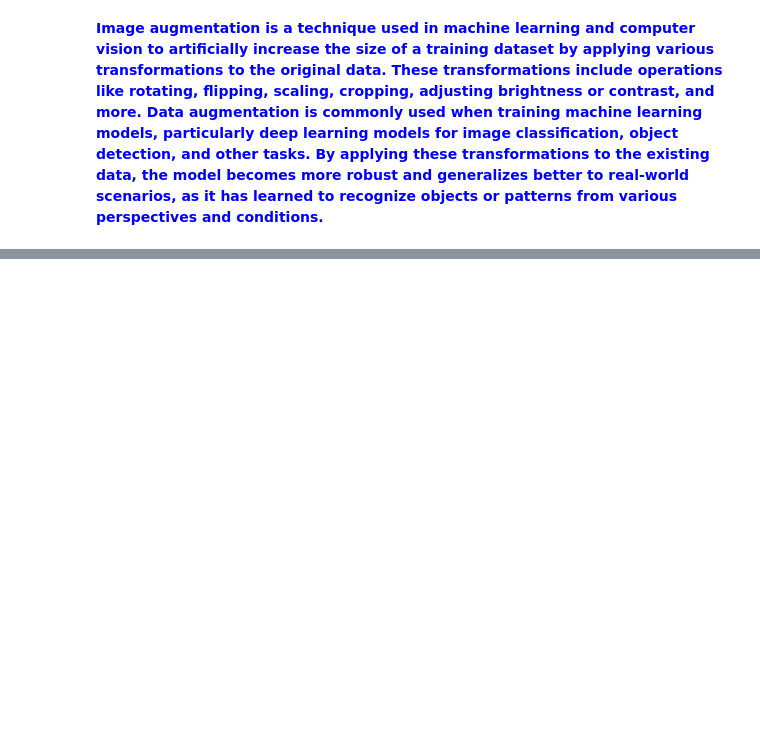
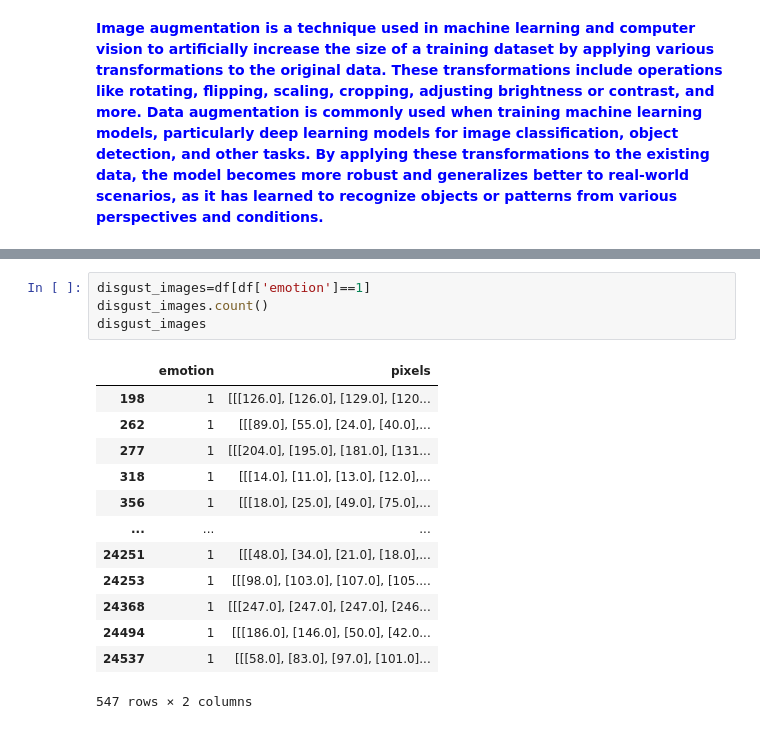
Before and after one commit to sabheen9/CapStone3-Facial_Expression_Classification, a Jupyter notebook: notebooks/Facial_Expression_Classification.ipynb, the cells around one changed output, grey strips where cells are left out. Saved outputs shown, nothing was run; the diff lists cells and outputs as text; blank space fills up the shorter version.

```diff
--- a/notebooks/Facial_Expression_Classification.ipynb
+++ b/notebooks/Facial_Expression_Classification.ipynb
@@ -130,3 +133,21 @@ plt.show()
 **<font color='blue'>Image augmentation is a technique used in machine learning and computer vision to artificially increase the size of a training dataset by applying various transformations to the original data. These transformations include operations like rotating, flipping, scaling, cropping, adjusting brightness or contrast, and more. Data augmentation is commonly used when training machine learning models, particularly deep learning models for image classification, object detection, and other tasks. By applying these transformations to the existing data, the model becomes more robust and generalizes better to real-world scenarios, as it has learned to recognize objects or patterns from various perspectives and conditions.</font>**
 # %% [markdown]
 ![Alt text](image.png)
+# %%
+disgust_images=df[df['emotion']==1]
+disgust_images.count()
+disgust_images
+# %% [output]
+|  | emotion | pixels |
+| 198 | 1 | [[[126.0], [126.0], [129.0], [120... |
+| 262 | 1 | [[[89.0], [55.0], [24.0], [40.0],... |
+| 277 | 1 | [[[204.0], [195.0], [181.0], [131... |
+| 318 | 1 | [[[14.0], [11.0], [13.0], [12.0],... |
+| 356 | 1 | [[[18.0], [25.0], [49.0], [75.0],... |
+| ... | ... | ... |
+| 24251 | 1 | [[[48.0], [34.0], [21.0], [18.0],... |
+| 24253 | 1 | [[[98.0], [103.0], [107.0], [105.... |
+| 24368 | 1 | [[[247.0], [247.0], [247.0], [246... |
+| 24494 | 1 | [[[186.0], [146.0], [50.0], [42.0... |
+| 24537 | 1 | [[[58.0], [83.0], [97.0], [101.0]... |
+547 rows × 2 columns
```
Also changed, not shown: parts of 3 cells of this notebook, 1 other file.
